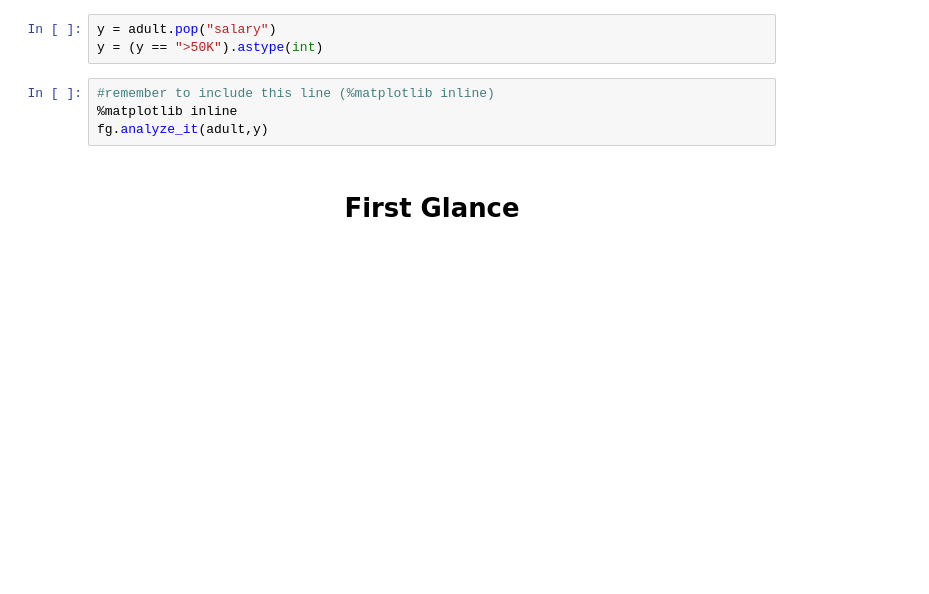
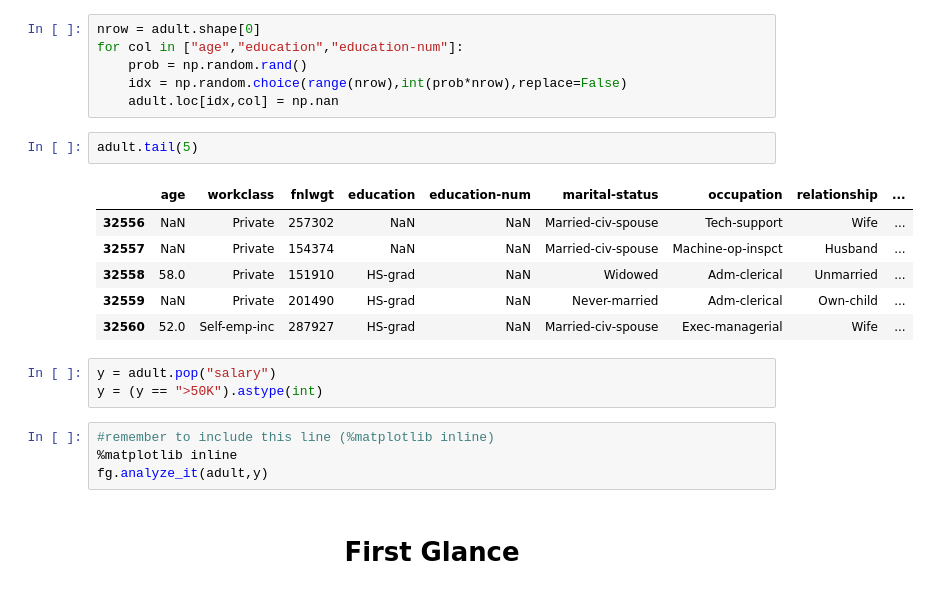
Before and after one commit to billycyy/first_glance, a Jupyter notebook: demo_first_glance.ipynb, the cells around one changed output. Cells and saved outputs as stored; diff of their text form; blank space fills up the shorter version.

```diff
--- a/demo_first_glance.ipynb
+++ b/demo_first_glance.ipynb
@@ -24,3 +11,18 @@ adult.head(10)
+# %%
+nrow = adult.shape[0]
+for col in ["age","education","education-num"]:
+    prob = np.random.rand()
+    idx = np.random.choice(range(nrow),int(prob*nrow),replace=False)
+    adult.loc[idx,col] = np.nan
+# %%
+adult.tail(5)
+# %% [output]
+|  | age | workclass | fnlwgt | education | education-num | marital-status | occupation | relationship | ... |
+| 32556 | NaN | Private | 257302 | NaN | NaN | Married-civ-spouse | Tech-support | Wife | ... |
+| 32557 | NaN | Private | 154374 | NaN | NaN | Married-civ-spouse | Machine-op-inspct | Husband | ... |
+| 32558 | 58.0 | Private | 151910 | HS-grad | NaN | Widowed | Adm-clerical | Unmarried | ... |
+| 32559 | NaN | Private | 201490 | HS-grad | NaN | Never-married | Adm-clerical | Own-child | ... |
+| 32560 | 52.0 | Self-emp-inc | 287927 | HS-grad | NaN | Married-civ-spouse | Exec-managerial | Wife | ... |
 # %%
 y = adult.pop("salary")
 y = (y == ">50K").astype(int)
```
Also changed, not shown: parts of 4 cells of this notebook, 5 other files.
